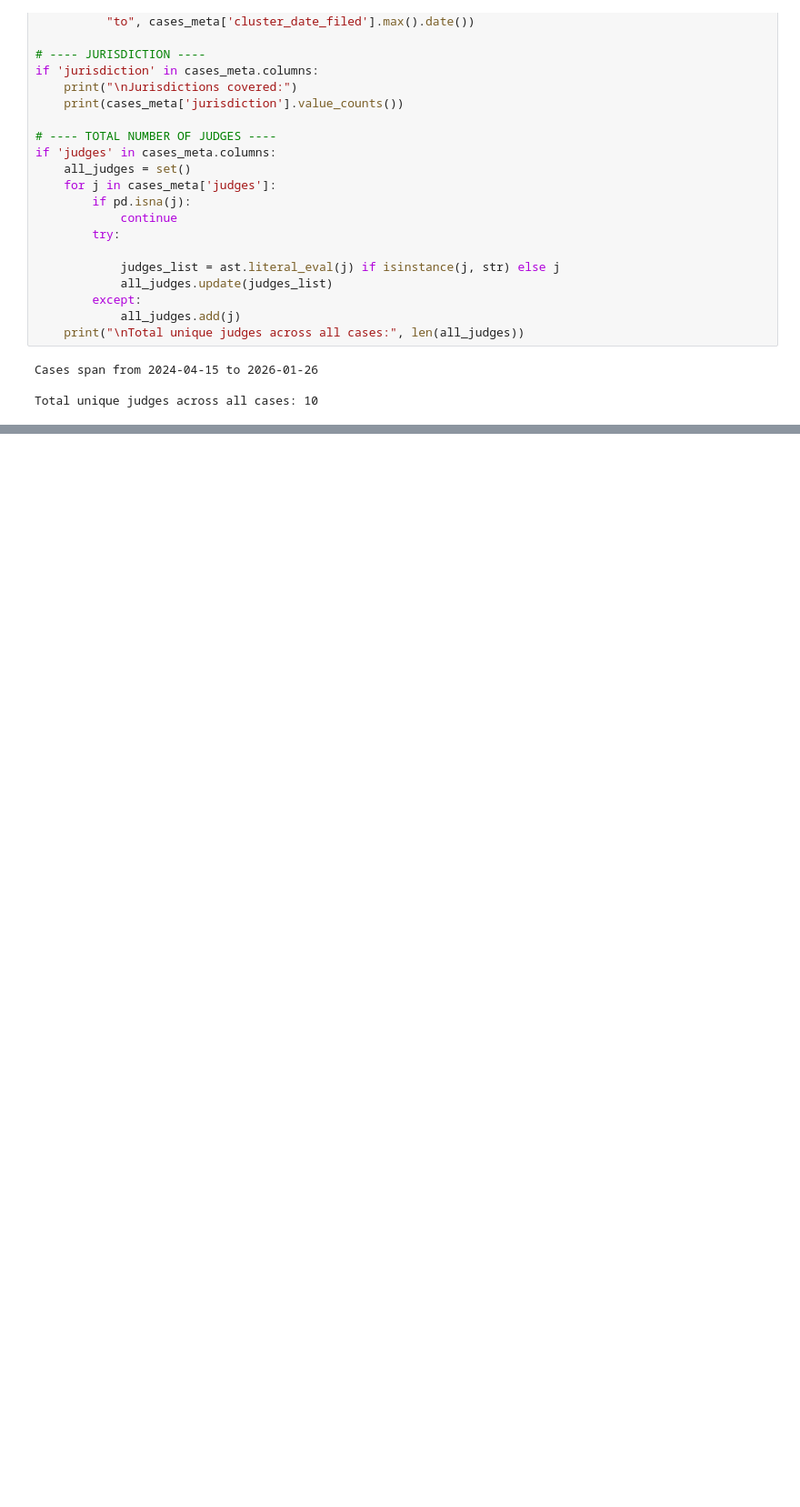
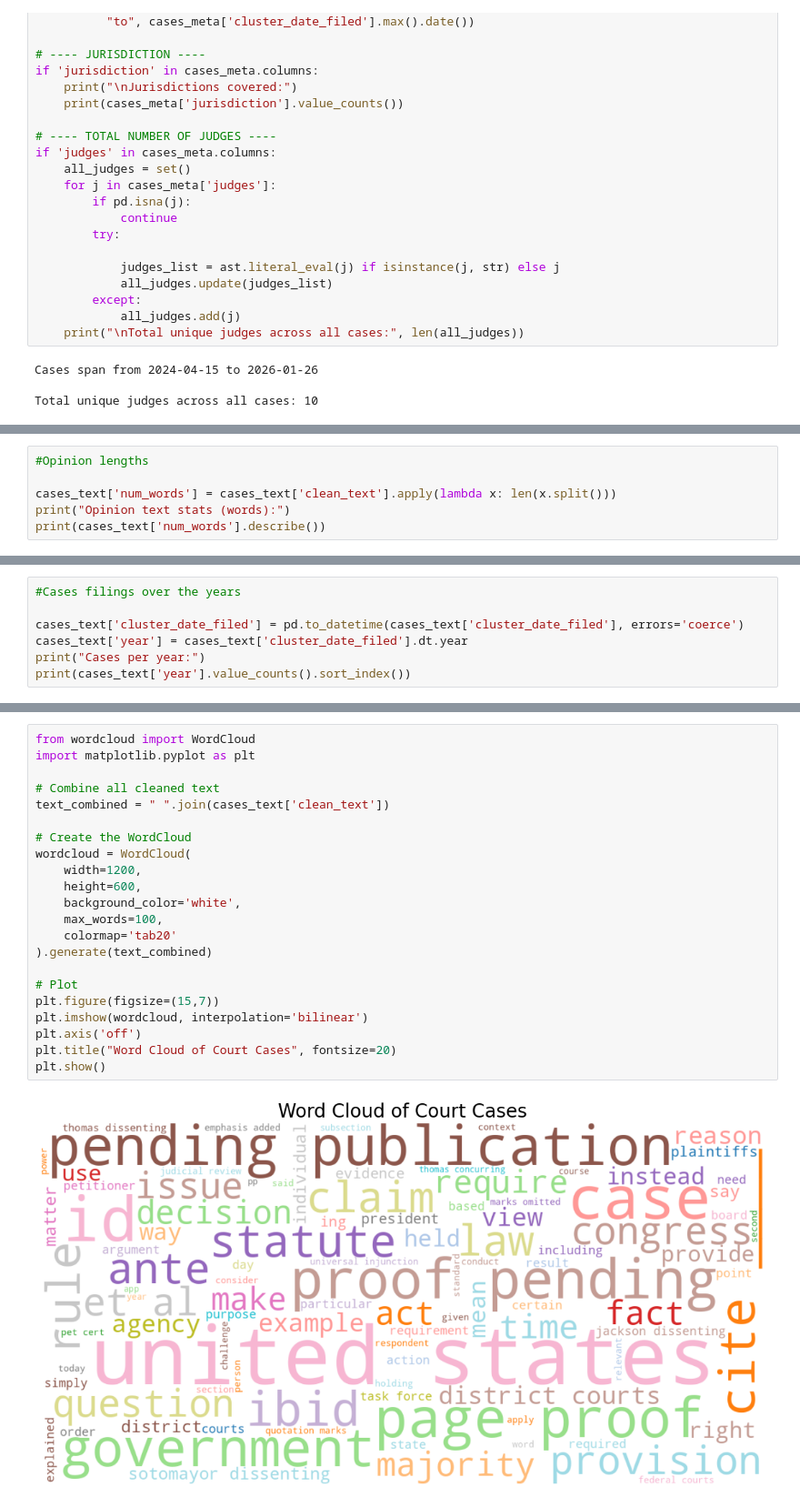
Before and after one commit to romane-lg/Ontario-Court-Cases, a Jupyter notebook: preliminary_analysis.ipynb, the cells around one changed output, grey strips where cells are left out. Shown at 91% size. Saved outputs shown, nothing was run; the diff lists cells and outputs as text; blank space fills up the shorter version.

```diff
--- a/preliminary_analysis.ipynb
+++ b/preliminary_analysis.ipynb
@@ -163,0 +125,6 @@ predicted_case_type                                               Other
+# %%
+#Opinion lengths
+
+cases_text['num_words'] = cases_text['clean_text'].apply(lambda x: len(x.split()))
+print("Opinion text stats (words):")
+print(cases_text['num_words'].describe())
@@ -163,0 +181,7 @@ predicted_case_type                                               Other
+# %%
+#Cases filings over the years
+
+cases_text['cluster_date_filed'] = pd.to_datetime(cases_text['cluster_date_filed'], errors='coerce')
+cases_text['year'] = cases_text['cluster_date_filed'].dt.year
+print("Cases per year:")
+print(cases_text['year'].value_counts().sort_index())
@@ -163,0 +195,24 @@ predicted_case_type                                               Other
+# %%
+from wordcloud import WordCloud
+import matplotlib.pyplot as plt
+
+# Combine all cleaned text
+text_combined = " ".join(cases_text['clean_text'])
+
+# Create the WordCloud
+wordcloud = WordCloud(
+    width=1200,
+    height=600,
+    background_color='white',
+    max_words=100,
+    colormap='tab20'
+).generate(text_combined)
+
+# Plot
+plt.figure(figsize=(15,7))
+plt.imshow(wordcloud, interpolation='bilinear')
+plt.axis('off')
+plt.title("Word Cloud of Court Cases", fontsize=20)
+plt.show()
+# %% [output]
+[figure, added]
```
Also changed, not shown: parts of 10 cells of this notebook.
